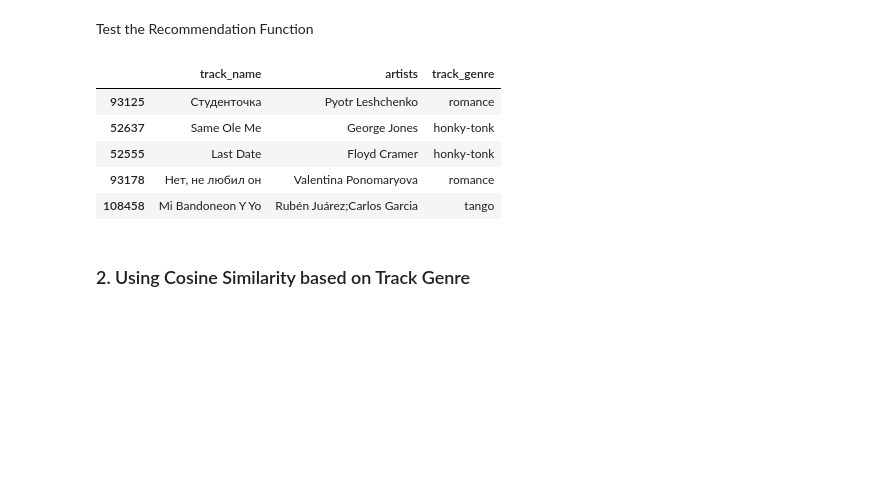
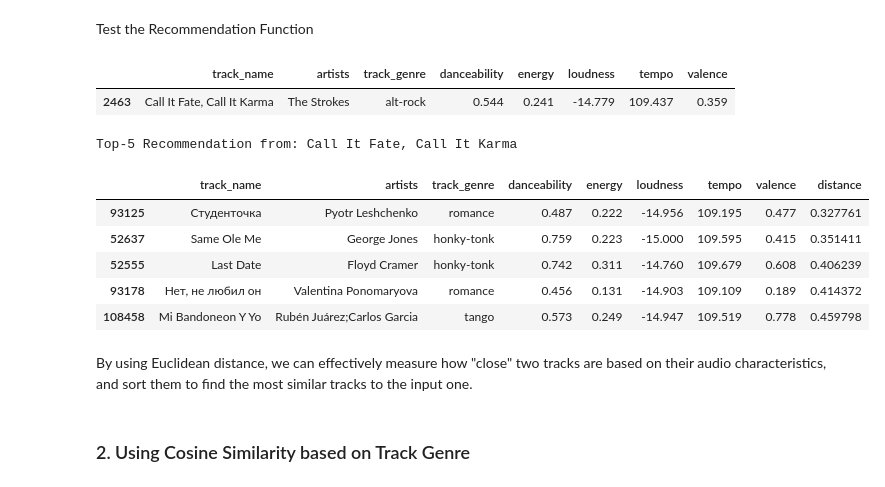
Before and after one commit to nbilasals/music_recommendation, a Jupyter notebook: music_recommendation.ipynb, the cells around one changed output. Cells and saved outputs as stored; diff of their text form; code cells hidden in the pictures; blank space fills up the shorter version.

```diff
--- a/music_recommendation.ipynb
+++ b/music_recommendation.ipynb
@@ -220,36 +244,40 @@ def recommend_tracks_by_name(track_name, n_recommendations=5):
     """
     # Check if track_name exists in the dataset
     if track_name in data['track_name'].values:
-        # Get the index of the track in the dataset
         idx_data = data[data['track_name'] == track_name].index[0]
-
-        # Get the index in the feature matrix (X)
         idx_X = X.index.get_loc(idx_data)
-
-        # Find nearest neighbors using KNN
         distances, indices = knn.kneighbors([X.iloc[idx_X]], n_neighbors=n_recommendations + 1)
-
-        # Extract recommended tracks
-        recommended_tracks = data.iloc[indices[0][1:]]
-        return recommended_tracks[['track_name', 'artists', 'track_genre']]
+        recommended_tracks = data.iloc[indices[0][1:]].copy()
+        recommended_tracks['distance'] = distances[0][1:]  # Menyimpan jarak
+        return recommended_tracks[['track_name', 'artists', 'track_genre', 'danceability', 'energy', 'loudness', 'tempo', 'valence', 'distance']]
     else:
         print(f"Track name '{track_name}' not found in the dataset.")
         return None
 # %% [markdown]
  Test the Recommendation Function
+# %%
+data[data['track_name'] == "Call It Fate, Call It Karma"][['track_name', 'artists', 'track_genre', 'danceability', 'energy', 'loudness', 'tempo', 'valence']]
+# %% [output]
+|  | track_name | artists | track_genre | danceability | energy | loudness | tempo | valence |
+| 2463 | Call It Fate, Call It Karma | The Strokes | alt-rock | 0.544 | 0.241 | -14.779 | 109.437 | 0.359 |
 # %%
 # Test the function with a specific track ID
-recommendations =recommend_tracks_by_name('Call It Fate, Call It Karma')
+name_track='Call It Fate, Call It Karma'
+recommendations =recommend_tracks_by_name(name_track)
 
+print("Top-5 Recommendation from:", name_track)
 # Display the recommendations
 recommendations
 # %% [output]
+Top-5 Recommendation from: Call It Fate, Call It Karma
-|  | track_name | artists | track_genre |
-| 93125 | Студенточка | Pyotr Leshchenko | romance |
-| 52637 | Same Ole Me | George Jones | honky-tonk |
-| 52555 | Last Date | Floyd Cramer | honky-tonk |
-| 93178 | Нет, не любил он | Valentina Ponomaryova | romance |
-| 108458 | Mi Bandoneon Y Yo | Rubén Juárez;Carlos Garcia | tango |
+|  | track_name | artists | track_genre | danceability | energy | loudness | tempo | valence | distance |
+| 93125 | Студенточка | Pyotr Leshchenko | romance | 0.487 | 0.222 | -14.956 | 109.195 | 0.477 | 0.327761 |
+| 52637 | Same Ole Me | George Jones | honky-tonk | 0.759 | 0.223 | -15.000 | 109.595 | 0.415 | 0.351411 |
+| 52555 | Last Date | Floyd Cramer | honky-tonk | 0.742 | 0.311 | -14.760 | 109.679 | 0.608 | 0.406239 |
+| 93178 | Нет, не любил он | Valentina Ponomaryova | romance | 0.456 | 0.131 | -14.903 | 109.109 | 0.189 | 0.414372 |
+| 108458 | Mi Bandoneon Y Yo | Rubén Juárez;Carlos Garcia | tango | 0.573 | 0.249 | -14.947 | 109.519 | 0.778 | 0.459798 |
+# %% [markdown]
+By using Euclidean distance, we can effectively measure how "close" two tracks are based on their audio characteristics, and sort them to find the most similar tracks to the input one.
 # %% [markdown]
 ### 2. Using Cosine Similarity based on Track Genre
 # %%
```
Also changed, not shown: parts of 19 cells of this notebook.
